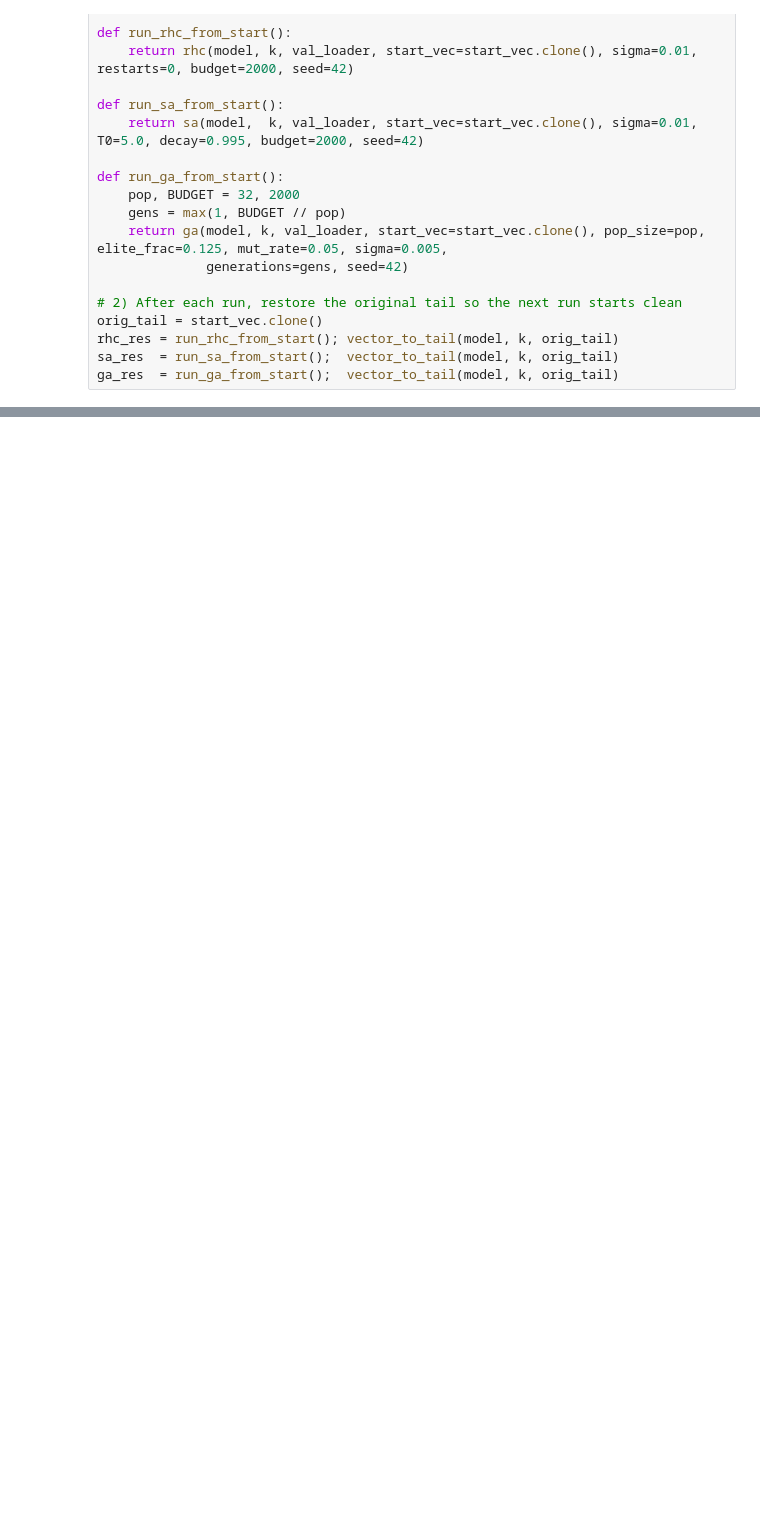
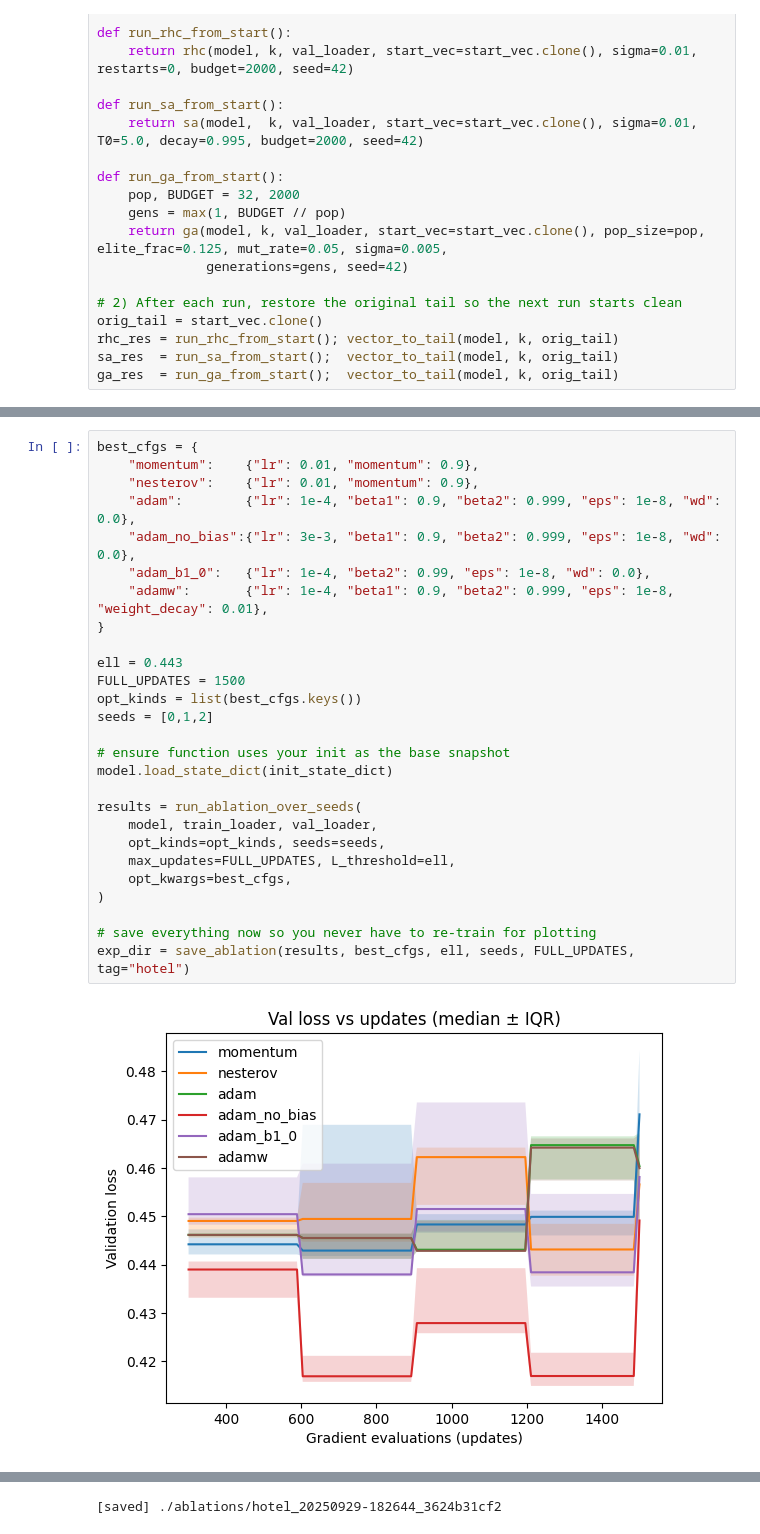
Before and after one commit to DavidGTeklea/BigIdeasFinal, a Jupyter notebook: OL_Hotel_Report.ipynb, the cells around one changed output, grey strips where cells are left out. Saved outputs shown, nothing was run; the diff lists cells and outputs as text; blank space fills up the shorter version.

```diff
--- a/OL_Hotel_Report.ipynb
+++ b/OL_Hotel_Report.ipynb
@@ -1255,0 +1941,29 @@ print("Saved configs → picked_cfgs.pkl; plots → ro_trajectories.(png/pdf)")
+# %%
+best_cfgs = {
+    "momentum":    {"lr": 0.01, "momentum": 0.9},
+    "nesterov":    {"lr": 0.01, "momentum": 0.9},
+    "adam":        {"lr": 1e-4, "beta1": 0.9, "beta2": 0.999, "eps": 1e-8, "wd": 0.0},
+    "adam_no_bias":{"lr": 3e-3, "beta1": 0.9, "beta2": 0.999, "eps": 1e-8, "wd": 0.0},
+    "adam_b1_0":   {"lr": 1e-4, "beta2": 0.99, "eps": 1e-8, "wd": 0.0},
+    "adamw":       {"lr": 1e-4, "beta1": 0.9, "beta2": 0.999, "eps": 1e-8, "weight_decay": 0.01},
+}
+
+ell = 0.443
+FULL_UPDATES = 1500
+opt_kinds = list(best_cfgs.keys())
+seeds = [0,1,2]
+
+# ensure function uses your init as the base snapshot
+model.load_state_dict(init_state_dict)
+
+results = run_ablation_over_seeds(
+    model, train_loader, val_loader,
+    opt_kinds=opt_kinds, seeds=seeds,
+    max_updates=FULL_UPDATES, L_threshold=ell,
+    opt_kwargs=best_cfgs,
+)
+
+# save everything now so you never have to re-train for plotting
+exp_dir = save_ablation(results, best_cfgs, ell, seeds, FULL_UPDATES, tag="hotel")
+# %% [output]
+[figure, added]
@@ -1255,0 +1974 @@ print("Saved configs → picked_cfgs.pkl; plots → ro_trajectories.(png/pdf)")
+[saved] ./ablations/hotel_20250929-182644_3624b31cf2
```
Also changed, not shown: parts of 24 cells of this notebook.
